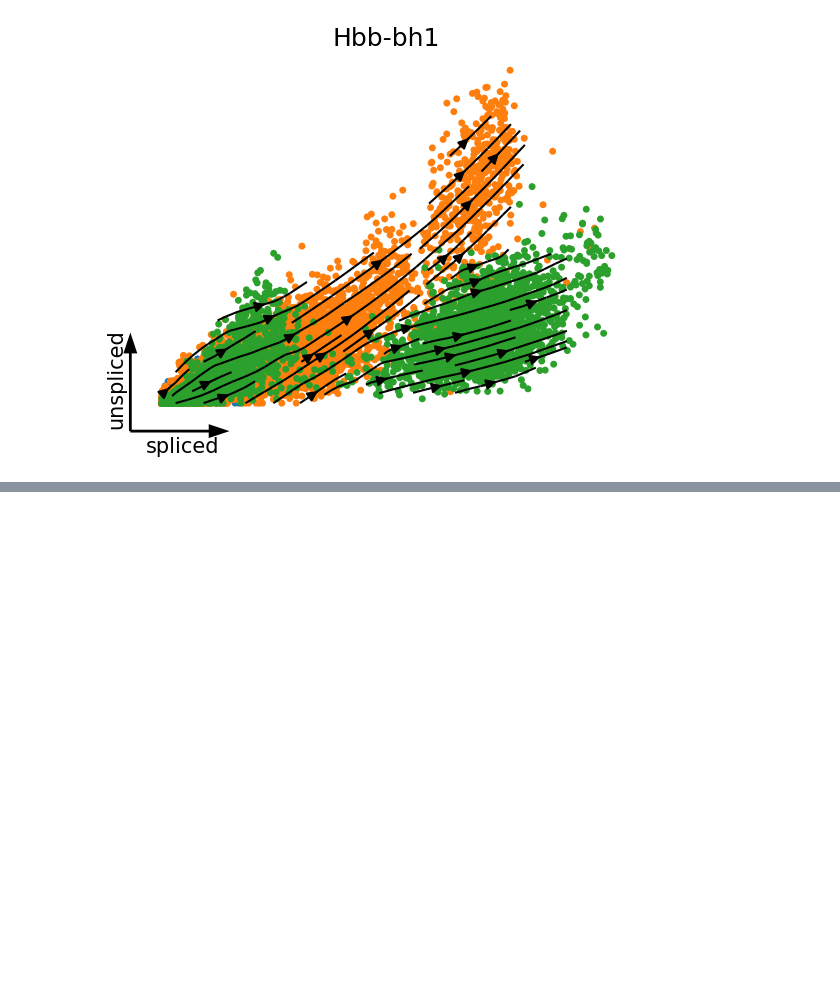
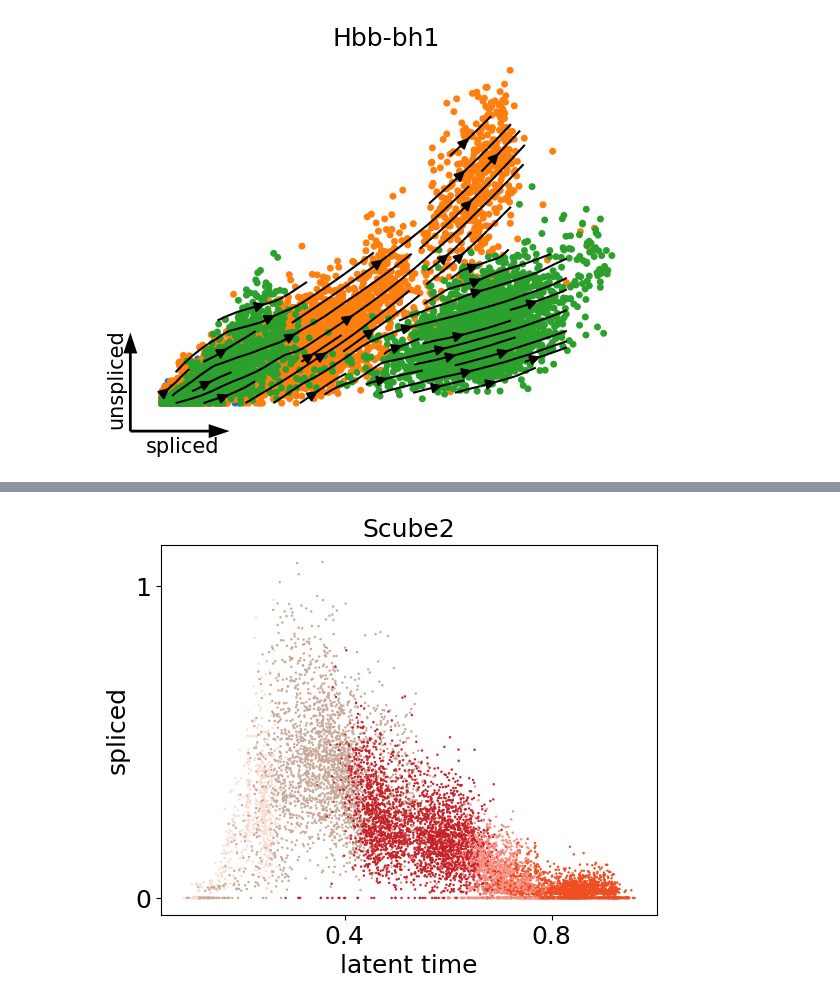
Before and after one commit to Spencerfar/LatentVelo, a Jupyter notebook: paper_notebooks/Mouse erythroid.ipynb, the cells around one changed output, grey strips where cells are left out. Saved outputs shown, nothing was run; the diff lists cells and outputs as text; code cells hidden in the pictures; blank space fills up the shorter version.

```diff
--- a/paper_notebooks/Mouse erythroid.ipynb
+++ b/paper_notebooks/Mouse erythroid.ipynb
@@ -132,0 +138,4 @@ plt.show()
+# %%
+scv.pl.scatter(adata, x='latent_time',y='Scube2',color='celltype')
+# %% [output]
+[figure, added]
```
Also changed, not shown: parts of 4 cells of this notebook, 4 other files.
